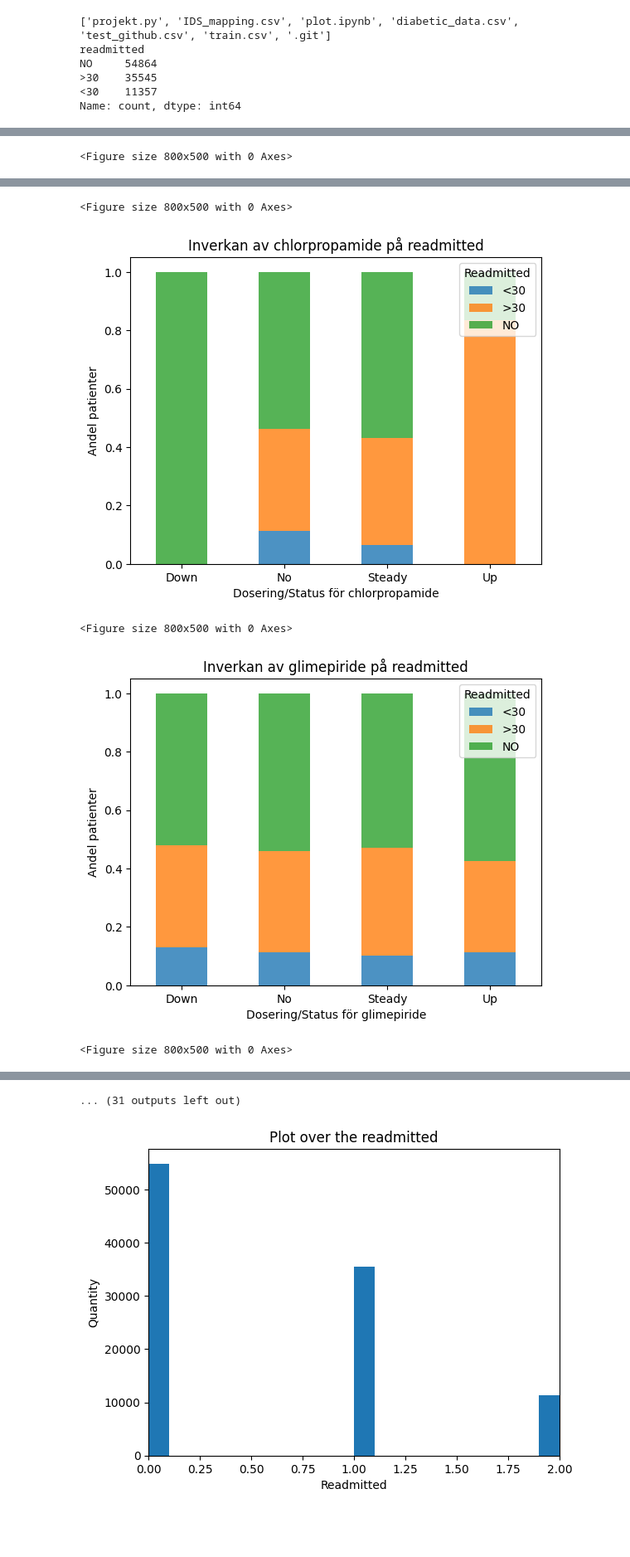
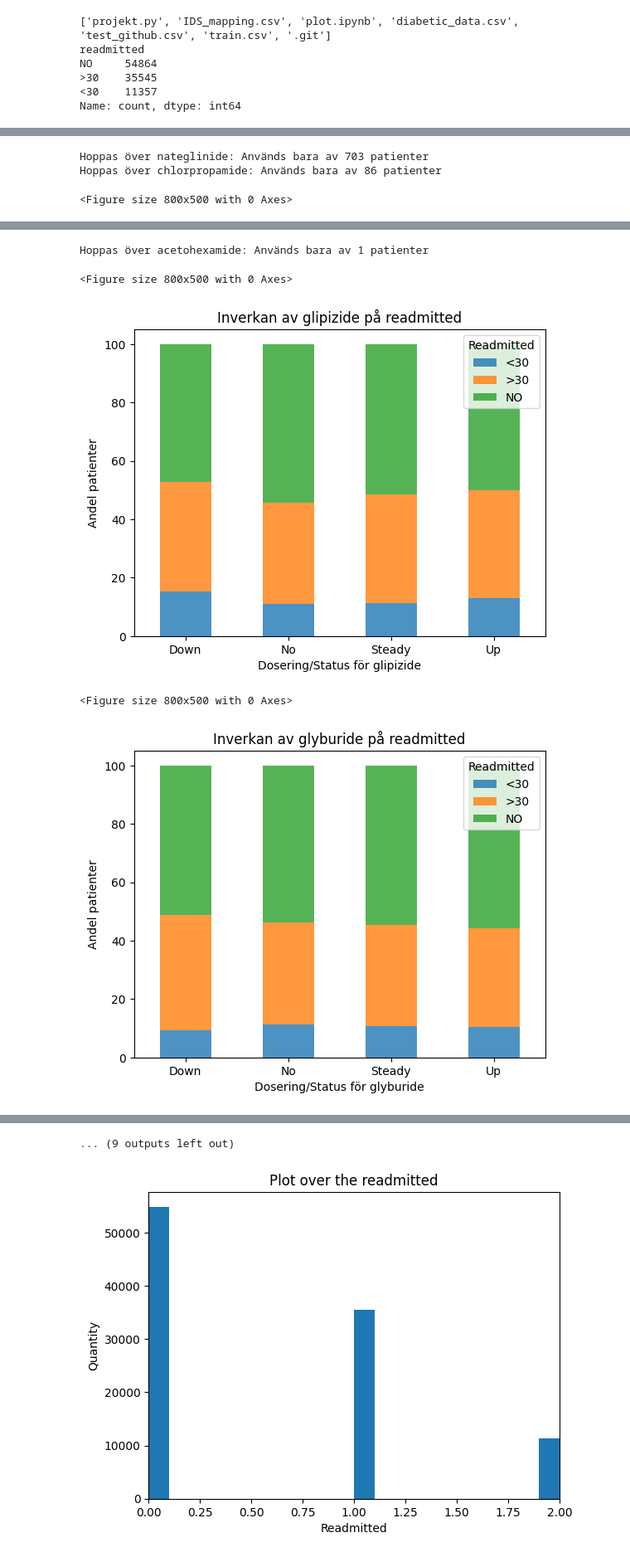
Before and after one commit to hannahpettersson/machinelearning_group10, a Jupyter notebook: plot.ipynb, the cells around one changed output, grey strips where cells are left out. Shown at 83% size. Saved outputs shown, nothing was run; the diff lists cells and outputs as text; code cells hidden in the pictures; blank space fills up the shorter version.

Commit message:
plot notebook från 24e jan

```diff
--- a/plot.ipynb
+++ b/plot.ipynb
@@ -39,4 +90,6 @@ Name: count, dtype: int64
 # %%
+import seaborn as sns
+
 # 1. Ladda data (ersätt 'data.csv' med din fil)
 df = pd.read_csv('diabetic_data.csv')
 
@@ -54,16 +107,23 @@ target = 'readmitted'
 
 # Loopa igenom varje medicin och skapa ett stapeldiagram
 for med in medication_cols:
+    users = df[df[med] != 'No'].shape[0]
+    total = df.shape[0]
     # Kontrollera om medicinen faktiskt har mer än ett värde (vissa kan vara 'No' för alla)
+    if users < (total *0.01):
+        print(f"Hoppas över {med}: Används bara av {users} patienter")
+        continue
+
     if df[med].nunique() > 1:
         plt.figure(figsize=(8, 5))
 
         # Skapa en korstabell mellan medicinen och återinskrivning
-        ct = pd.crosstab(df[med], df[target], normalize='index')
+        ct = pd.crosstab(df[med], df[target], normalize='index') * 100
 
         # Plotta som ett staplat stapeldiagram
         ct.plot(kind='bar', stacked=True, alpha=0.8)
 
+        plt.ylabel("Andel patienter (%)")
         plt.title(f"Inverkan av {med} på {target}")
         plt.xlabel(f"Dosering/Status för {med}")
         plt.ylabel("Andel patienter")
@@ -80 +140,3 @@ for med in medication_cols:
-<Figure size 800x500 with 0 Axes>
+Hoppas över nateglinide: Används bara av 703 patienter
+Hoppas över chlorpropamide: Används bara av 86 patienter
+<Figure size 800x500 with 0 Axes>
@@ -82,5 +144,5 @@ for med in medication_cols:
-<Figure size 800x500 with 0 Axes>
+Hoppas över acetohexamide: Används bara av 1 patienter
+<Figure size 800x500 with 0 Axes>
-[figure, old version]
+[figure, new version]
-<Figure size 800x500 with 0 Axes>
+<Figure size 800x500 with 0 Axes>
-[figure, old version]
+[figure, new version]
-<Figure size 800x500 with 0 Axes>
@@ -88,4 +149,4 @@ for med in medication_cols:
-... (31 outputs left out)
+... (9 outputs left out)
 # %%
 df = pd.read_csv('diabetic_data.csv')
 readmitted = df.columns[48]
```
Also changed, not shown: parts of 3 cells of this notebook.
